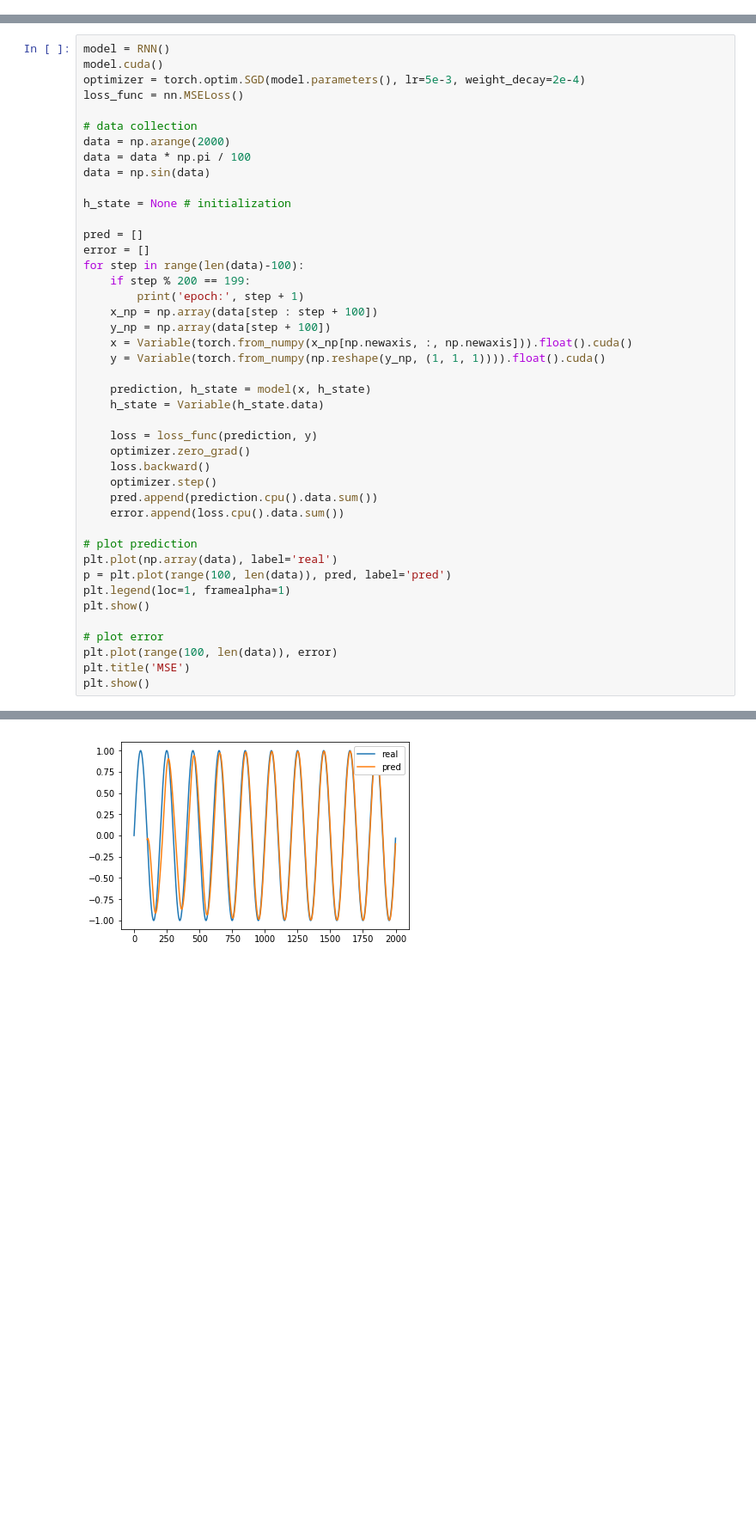
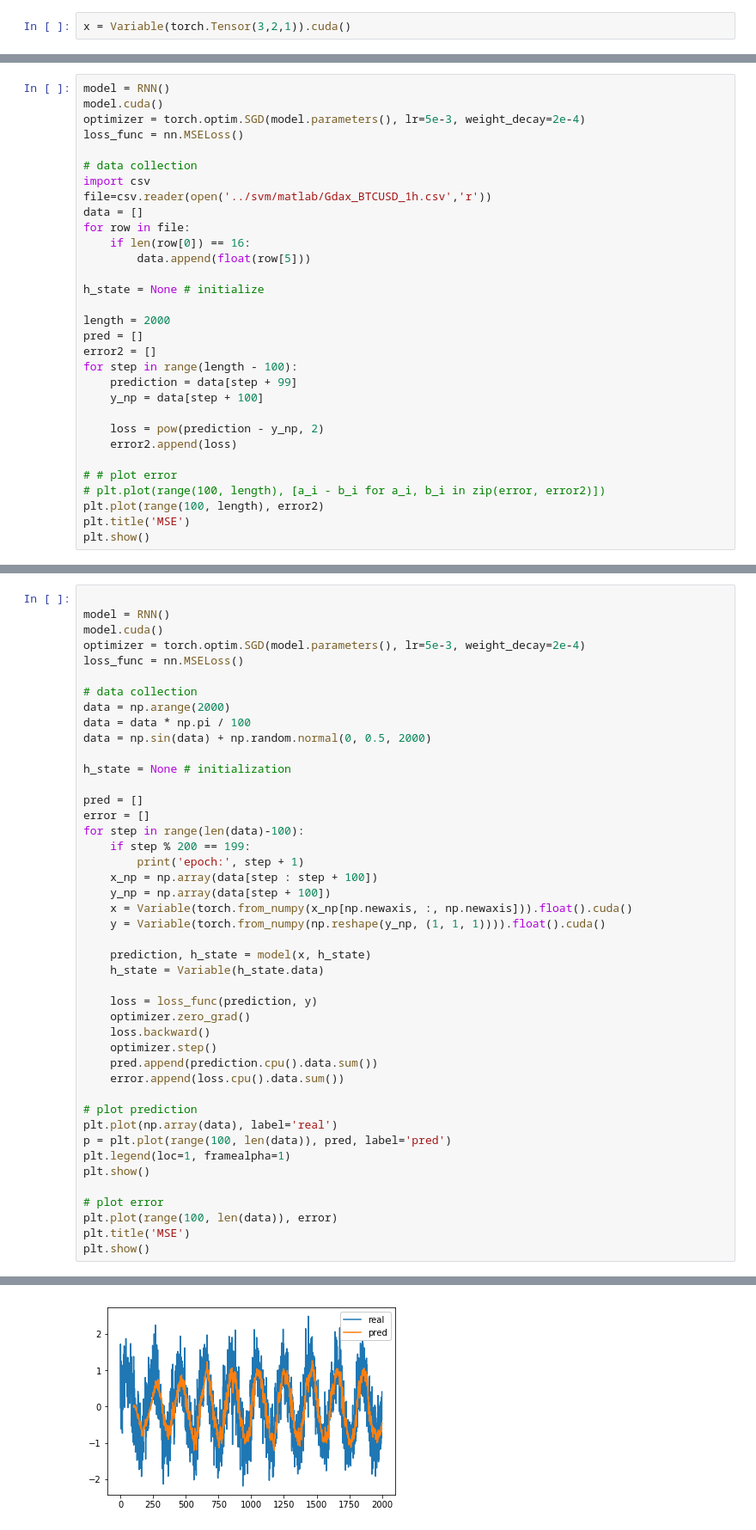
Before and after one commit to wweijia94/btc_dataset, a Jupyter notebook: rnn/train.ipynb, the cells around one changed output, grey strips where cells are left out. Shown: that part at 86% size. Cells and saved outputs as stored; diff of their text form; blank space fills up the shorter version.

```diff
--- a/rnn/train.ipynb
+++ b/rnn/train.ipynb
@@ -26,0 +730,2 @@ class RNN(nn.Module):
+# %%
+x = Variable(torch.Tensor(3,2,1)).cuda()
@@ -26,0 +754,31 @@ class RNN(nn.Module):
+# %%
+model = RNN()
+model.cuda()
+optimizer = torch.optim.SGD(model.parameters(), lr=5e-3, weight_decay=2e-4)
+loss_func = nn.MSELoss()
+
+# data collection
+import csv
+file=csv.reader(open('../svm/matlab/Gdax_BTCUSD_1h.csv','r'))
+data = []
+for row in file:
+    if len(row[0]) == 16:
+        data.append(float(row[5]))
+
+h_state = None # initialize
+
+length = 2000
+pred = []
+error2 = []
+for step in range(length - 100):
+    prediction = data[step + 99]
+    y_np = data[step + 100]
+
+    loss = pow(prediction - y_np, 2)
+    error2.append(loss)
+
+# # plot error
+# plt.plot(range(100, length), [a_i - b_i for a_i, b_i in zip(error, error2)])
+plt.plot(range(100, length), error2)
+plt.title('MSE')
+plt.show()
@@ -27,4 +787,5 @@ class RNN(nn.Module):
 # %%
+
 model = RNN()
 model.cuda()
 optimizer = torch.optim.SGD(model.parameters(), lr=5e-3, weight_decay=2e-4)
@@ -33,7 +794,7 @@ loss_func = nn.MSELoss()
 # data collection
 data = np.arange(2000)
 data = data * np.pi / 100
-data = np.sin(data)
+data = np.sin(data) + np.random.normal(0, 0.5, 2000)
 
 h_state = None # initialization
 
@@ -50,31 +811,31 @@ for step in range(len(data)-100):
     prediction, h_state = model(x, h_state)
     h_state = Variable(h_state.data)
 
     loss = loss_func(prediction, y)
     optimizer.zero_grad()
     loss.backward()
     optimizer.step()
     pred.append(prediction.cpu().data.sum())
     error.append(loss.cpu().data.sum())
 
 # plot prediction
 plt.plot(np.array(data), label='real')
 p = plt.plot(range(100, len(data)), pred, label='pred')
 plt.legend(loc=1, framealpha=1)
 plt.show()
 
 # plot error
 plt.plot(range(100, len(data)), error)
 plt.title('MSE')
 plt.show()
 # %% [output]
 epoch: 200
 epoch: 400
 epoch: 600
 epoch: 800
 epoch: 1000
 epoch: 1200
 epoch: 1400
 epoch: 1600
 epoch: 1800
-[figure, old version]
+[figure, new version]
```
Also changed, not shown: parts of 35 cells of this notebook.
